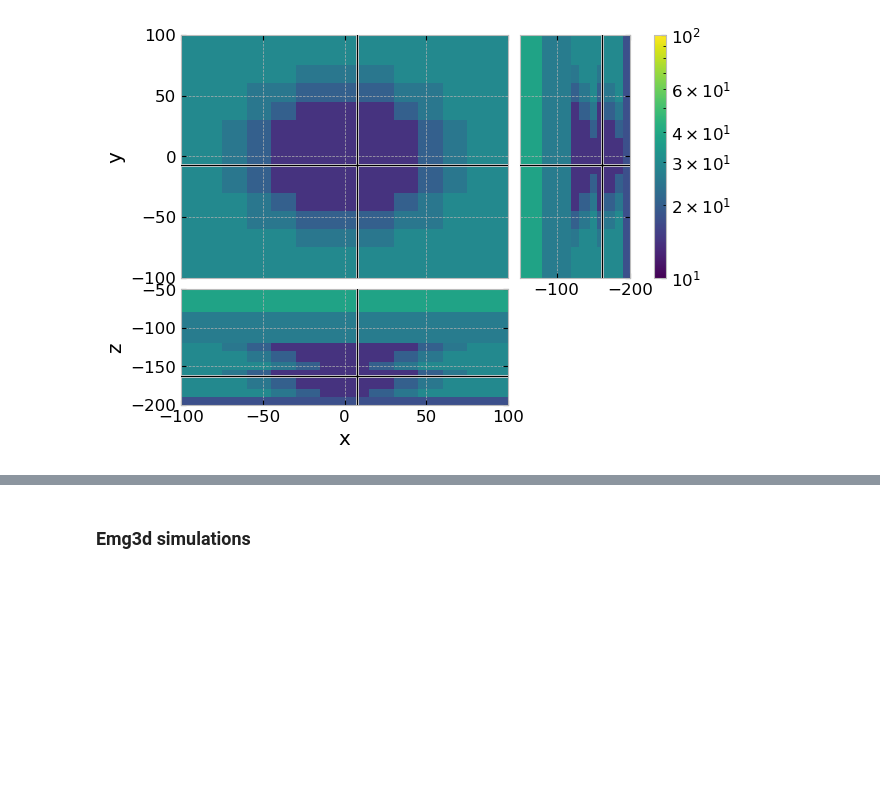
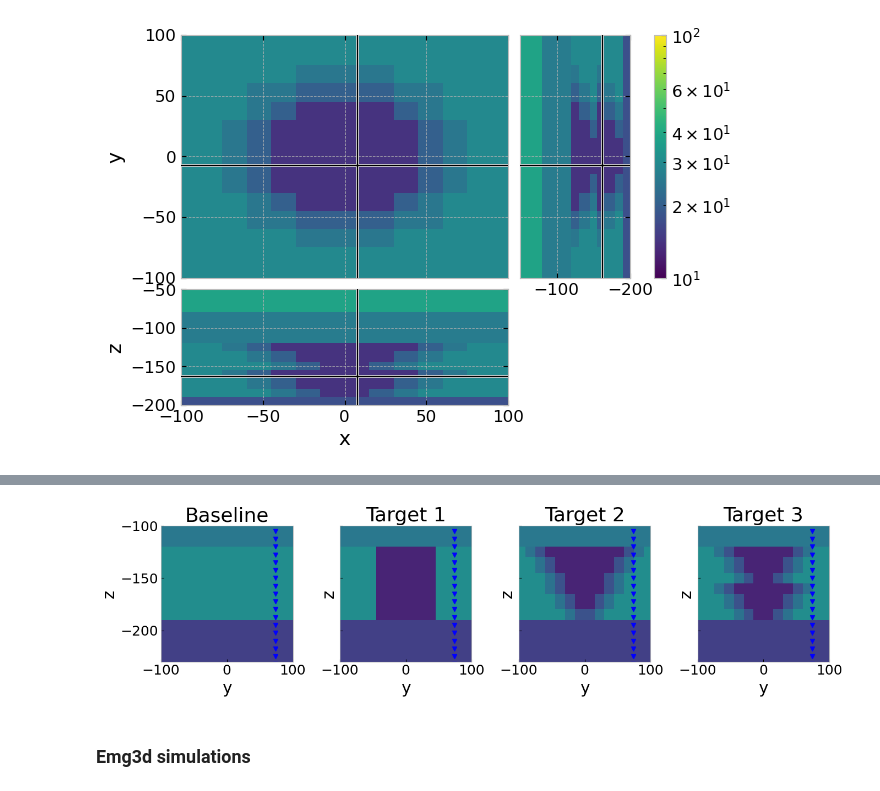
Before and after one commit to SuzannevanNoordt/Delft_HT_ATES_modeling, a Jupyter notebook: 20260904_EM_forward_modeling_v1.ipynb, the cells around one changed output, grey strips where cells are left out. Cells and saved outputs as stored; diff of their text form; code cells hidden in the pictures; blank space fills up the shorter version.

Commit message:
minimal working example to test inversion and grid testing

```diff
--- a/20260904_EM_forward_modeling_v1.ipynb
+++ b/20260904_EM_forward_modeling_v1.ipynb
@@ -457,3 +457,34 @@ fig.colorbar(f0[0], ax=axs[1], location='right')
+# %%
+boy2_target = model_target2
+# %%
+cyl1_target = model_target2
+# %%
+boy1_target = model_target2
+# %%
+#Plot next to each other
+
+vmin = 10
+vmax = 50
+
+plt.rcParams["font.size"] = 18
+popts = {'cmap': 'viridis', 'norm': Normalize(vmin=vmin, vmax=vmax)}
+opts = {'normal': 'X', 'range_x': [-100, 100], 'range_y': [-230, -100]}
+
+fig, axs = plt.subplots(1, 4, figsize = (14, 4), tight_layout=True, sharex = True, sharey = True)
+
+to_plot = [model_base2.property_x, cyl1_target.property_x, boy1_target.property_x, boy2_target.property_x]
+titles = ['Baseline', 'Target 1', 'Target 2', 'Target 3']
+
+for i in np.arange(4):
+    # Plotting the fields
+    f0 = grid2.plot_slice(to_plot[i], ax=axs[i], pcolor_opts=popts, **opts)
+    axs[i].set_title(titles[i])
+    axs[i].plot(receivers[1], receivers[2], 'bv')
+    axs[i].plot(source[1], source[2], 'r*')
+    axs[i].grid(False)
+#fig.colorbar(f0[0], ax=axs[2], location='right', pad=0.35, aspect=10)
+# %% [output]
+[figure, added]
 # %% [markdown]
 ### Emg3d simulations
 # %%
```
Also changed, not shown: parts of 10 cells of this notebook, 9 other files.
